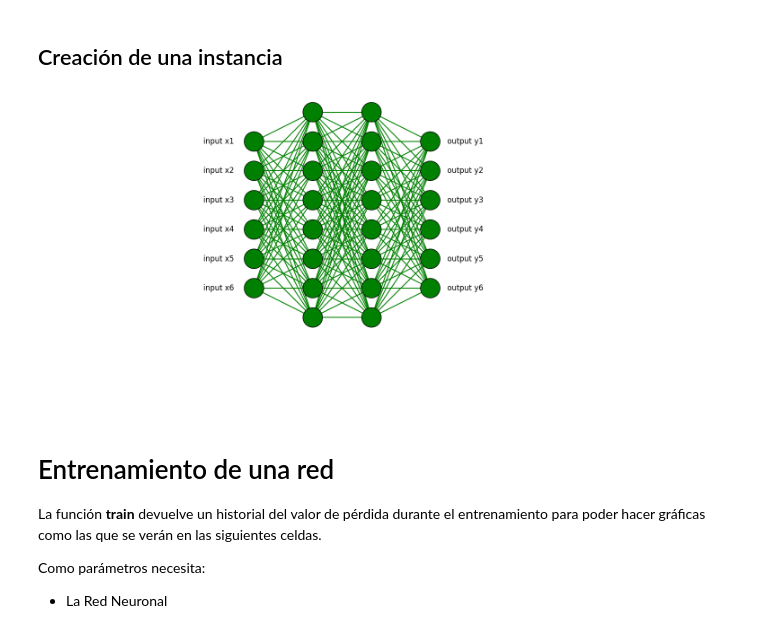
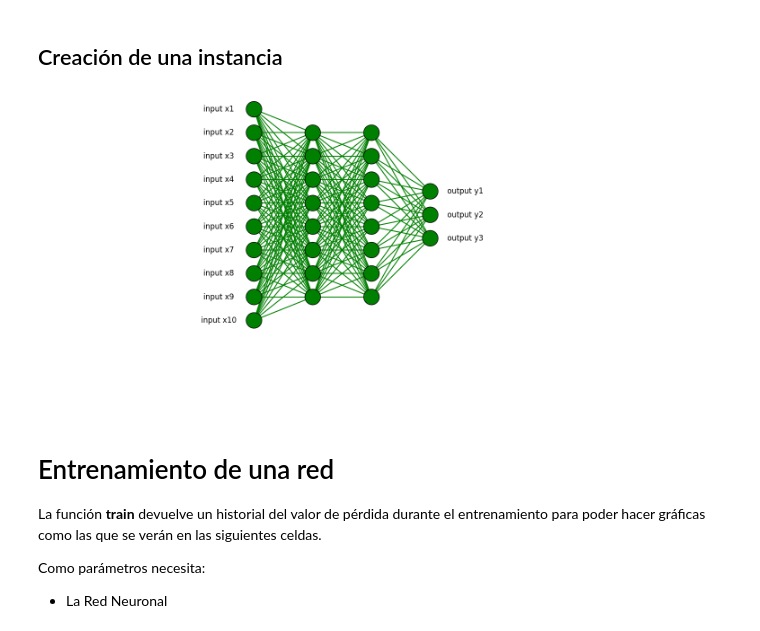
Before and after one commit to JoseLuisPerdomo/Neural-Network-OH, a Jupyter notebook: main/NN class.ipynb, the cells around one changed output. Saved outputs shown, nothing was run; the diff lists cells and outputs as text; code cells hidden in the pictures.

```diff
--- a/main/NN class.ipynb
+++ b/main/NN class.ipynb
@@ -6,29 +6,26 @@ En este notebook voy a explicar como funciona mi red neuronal.
 ## Creación de una instancia
 # %%
 import numpy as np
-from neural_network import train, predict
+from neural_network import train, predict, create_nn, test_nn
 from nn_components.draw_nn import draw_nn
-from nn_components.network_layer import FullyConnectedLayer
-from nn_components.activations_functions import Relu, Tanh
-from nn_components.loss_functions import mse, mse_derivative
+from nn_components.activations_functions import Relu, Tanh, LeakyRelu
+from nn_components.loss_functions import MSELoss, CrossEntropyLoss
 from nn_components.graphic_regression import learning_curve, dispersion_graph
-from sklearn.datasets import fetch_california_housing
-from sklearn.model_selection import train_test_split
-from IPython.display import Image
+from nn_components.optimazers import SGD, Adam, Adagrad
 
-#Image(filename="ruta/a/tu_imagen.jpg")
 
-nn = [
-    FullyConnectedLayer(6, 8),
-    Relu(),
-    FullyConnectedLayer(8, 8),
-    Relu(),
-    FullyConnectedLayer(8, 6)
+optimizers = [
+    Adagrad(learning_rate=0.07),
+    Adagrad(learning_rate=0.07),
+    Adagrad(learning_rate=0.07)
 ]
 
+activations = [LeakyRelu(alpha=0.017), LeakyRelu(alpha=0.017), LeakyRelu(alpha=0.017)]
+
+nn = create_nn([10, 8, 8, 3], activation_function=activations, optimizers=optimizers)
 draw_nn(nn)
 # %% [output]
-[figure, old version]
+[figure, new version]
 # %% [markdown]
 # Entrenamiento de una red
 
```
Also changed, not shown: parts of 6 cells of this notebook, 22 other files.
